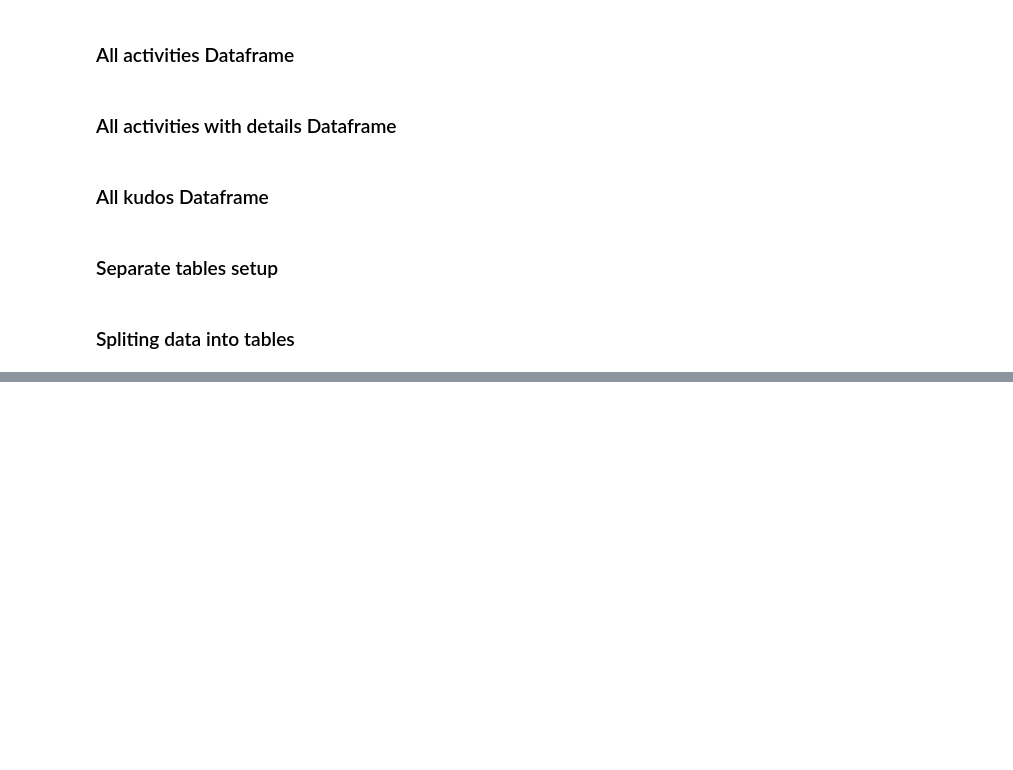
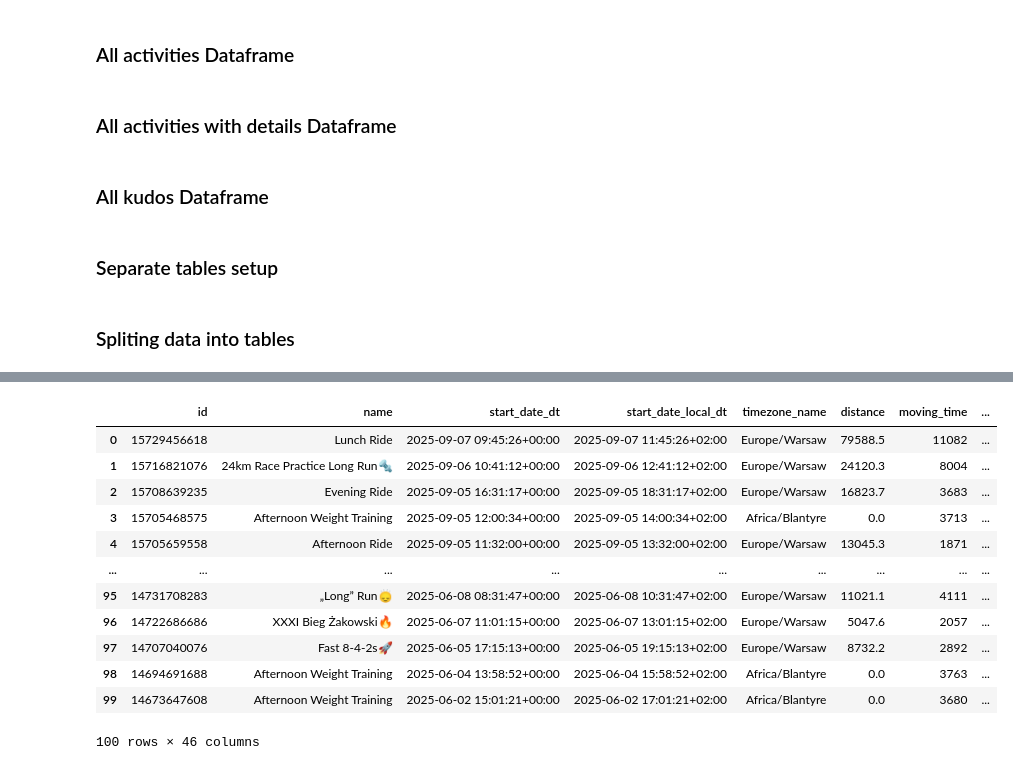
Before and after one commit to lowickib/Strava-Analytics, a Jupyter notebook: 2_Silver_Layer.ipynb, the cells around one changed output, grey strips where cells are left out. Saved outputs shown, nothing was run; the diff lists cells and outputs as text; code cells hidden in the pictures; blank space fills up the shorter version.

```diff
--- a/2_Silver_Layer.ipynb
+++ b/2_Silver_Layer.ipynb
@@ -257,0 +383,29 @@ dataframes = {
+# %%
+activities_df['moving_time_td'] = pd.to_timedelta(activities_df["moving_time"], unit="s")
+activities_df['elapsed_time_td'] = pd.to_timedelta(activities_df["elapsed_time"], unit="s")
+
+activities_df["start_date_dt"] = pd.to_datetime(activities_df["start_date"], utc=True)
+activities_df["timezone_name"] = activities_df["timezone"].str.extract(r'\)\s*(.*)')
+activities_df["start_date_local_dt"] = activities_df.apply(
+    lambda row: row["start_date_dt"].tz_convert(row["timezone_name"]),
+    axis=1
+)
+
+activities_df[["start_lat", "start_lng"]]  = pd.DataFrame(activities_df["start_latlng"].tolist(), index=activities_df.index)
+activities_df[["end_lat", "end_lng"]] = pd.DataFrame(activities_df["end_latlng"].tolist(), index=activities_df.index)
+
+activities_df['avg_pace_str'] = activities_df.apply(
+  lambda row: speed_to_pace_str(row['average_speed']) if row['type'] == 'Run' else np.nan, axis=1
+)
+
+activities_df['avg_pace_float'] = activities_df.apply(
+  lambda row: speed_to_pace_float(row['average_speed']) if row['type'] == 'Run' else np.nan, axis=1
+)
+
+activities_df['max_pace_str'] = activities_df.apply(
+  lambda row: speed_to_pace_str(row['max_speed']) if row['type'] == 'Run' else np.nan, axis=1
+)
+
+activities_df['max_pace_float'] = activities_df.apply(
+  lambda row: speed_to_pace_float(row['max_speed']) if row['type'] == 'Run' else np.nan, axis=1
+)
@@ -257,0 +515,16 @@ dataframes = {
+# %%
+activities_df
+# %% [output]
+|  | id | name | start_date_dt | start_date_local_dt | timezone_name | distance | moving_time | ... |
+| 0 | 15729456618 | Lunch Ride | 2025-09-07 09:45:26+00:00 | 2025-09-07 11:45:26+02:00 | Europe/Warsaw | 79588.5 | 11082 | ... |
+| 1 | 15716821076 | 24km Race Practice Long Run🔩 | 2025-09-06 10:41:12+00:00 | 2025-09-06 12:41:12+02:00 | Europe/Warsaw | 24120.3 | 8004 | ... |
+| 2 | 15708639235 | Evening Ride | 2025-09-05 16:31:17+00:00 | 2025-09-05 18:31:17+02:00 | Europe/Warsaw | 16823.7 | 3683 | ... |
+| 3 | 15705468575 | Afternoon Weight Training | 2025-09-05 12:00:34+00:00 | 2025-09-05 14:00:34+02:00 | Africa/Blantyre | 0.0 | 3713 | ... |
+| 4 | 15705659558 | Afternoon Ride | 2025-09-05 11:32:00+00:00 | 2025-09-05 13:32:00+02:00 | Europe/Warsaw | 13045.3 | 1871 | ... |
+| ... | ... | ... | ... | ... | ... | ... | ... | ... |
+| 95 | 14731708283 | „Long” Run🙂‍↕️ | 2025-06-08 08:31:47+00:00 | 2025-06-08 10:31:47+02:00 | Europe/Warsaw | 11021.1 | 4111 | ... |
+| 96 | 14722686686 | XXXI Bieg Żakowski🔥 | 2025-06-07 11:01:15+00:00 | 2025-06-07 13:01:15+02:00 | Europe/Warsaw | 5047.6 | 2057 | ... |
+| 97 | 14707040076 | Fast 8-4-2s🚀 | 2025-06-05 17:15:13+00:00 | 2025-06-05 19:15:13+02:00 | Europe/Warsaw | 8732.2 | 2892 | ... |
+| 98 | 14694691688 | Afternoon Weight Training | 2025-06-04 13:58:52+00:00 | 2025-06-04 15:58:52+02:00 | Africa/Blantyre | 0.0 | 3763 | ... |
+| 99 | 14673647608 | Afternoon Weight Training | 2025-06-02 15:01:21+00:00 | 2025-06-02 17:01:21+02:00 | Africa/Blantyre | 0.0 | 3680 | ... |
+100 rows × 46 columns
```
Also changed, not shown: parts of 9 cells of this notebook, 2 other files.
